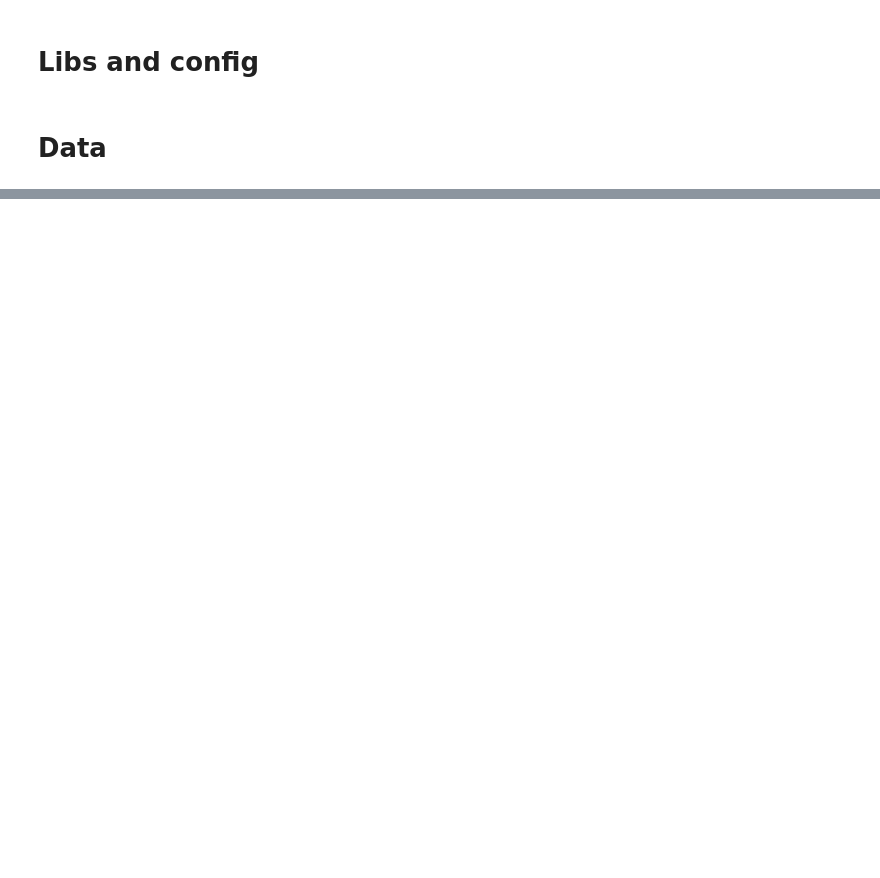
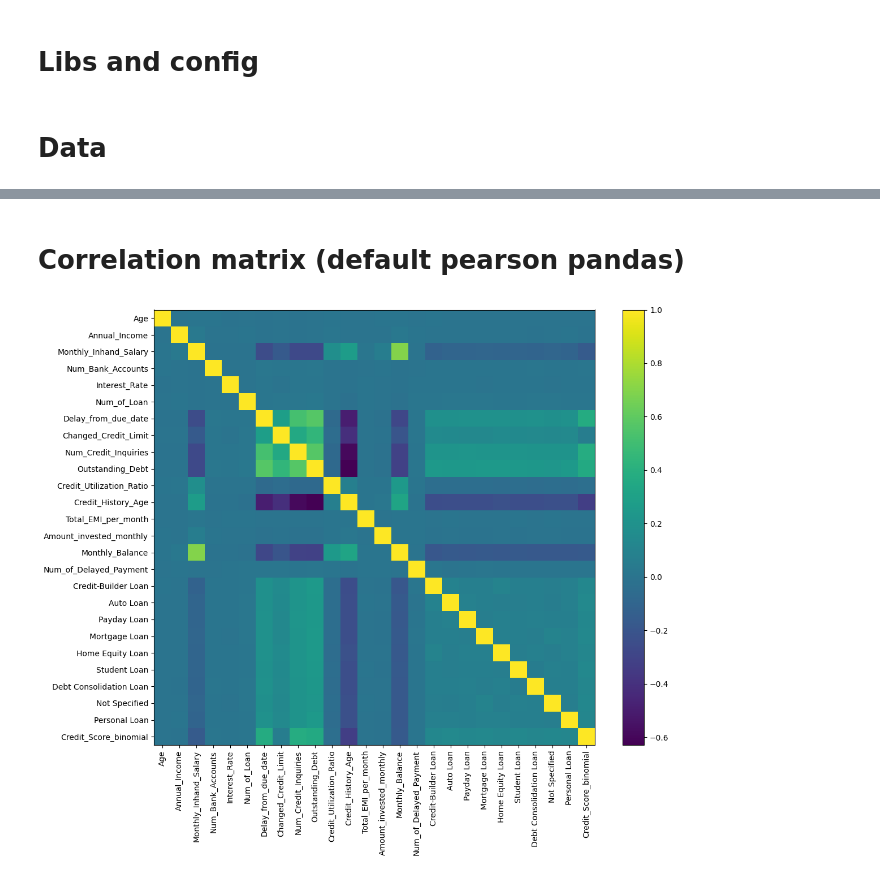
Before and after one commit to FerCorcuera/Credit-Score-Classification, a Jupyter notebook: notebooks/03_feature_engineering.ipynb, the cells around one changed output, grey strips where cells are left out. Drawn from its saved outputs; the diff is of its cells as text; code cells hidden in the pictures; blank space fills up the shorter version.

```diff
--- a/notebooks/03_feature_engineering.ipynb
+++ b/notebooks/03_feature_engineering.ipynb
@@ -66,0 +70,17 @@ memory usage: 24.4 MB
+# %%
+numeric_features = df.select_dtypes(include="number").columns.tolist()
+numeric_features.remove("num_month")
+print(len(numeric_features))
+print(numeric_features)
+
+categorical_features = df.select_dtypes(
+    include=["object", "category", "bool", "str"]
+).columns.tolist()
+
+categorical_features.remove("Customer_ID")
+print(len(categorical_features))
+print(categorical_features)
+
+keys = ["Customer_ID", "num_month"]
+features_to_drop = []
+keys
@@ -66,0 +116,20 @@ memory usage: 24.4 MB
+# %% [markdown]
+# Correlation matrix (default pearson pandas)
+# %%
+numeric_corr = df[numeric_features].corr(method="pearson")
+
+
+plt.figure(figsize=(12, 10))
+plt.imshow(numeric_corr, aspect="auto")
+plt.colorbar()
+plt.xticks(range(len(numeric_corr.columns)), numeric_corr.columns, rotation=90)
+plt.yticks(
+    range(len(numeric_corr.columns)),
+    numeric_corr.columns,
+)
+
+plt.tight_layout()
+
+plt.show()
+# %% [output]
+[figure, added]
```
Also changed, not shown: parts of 16 cells of this notebook.
